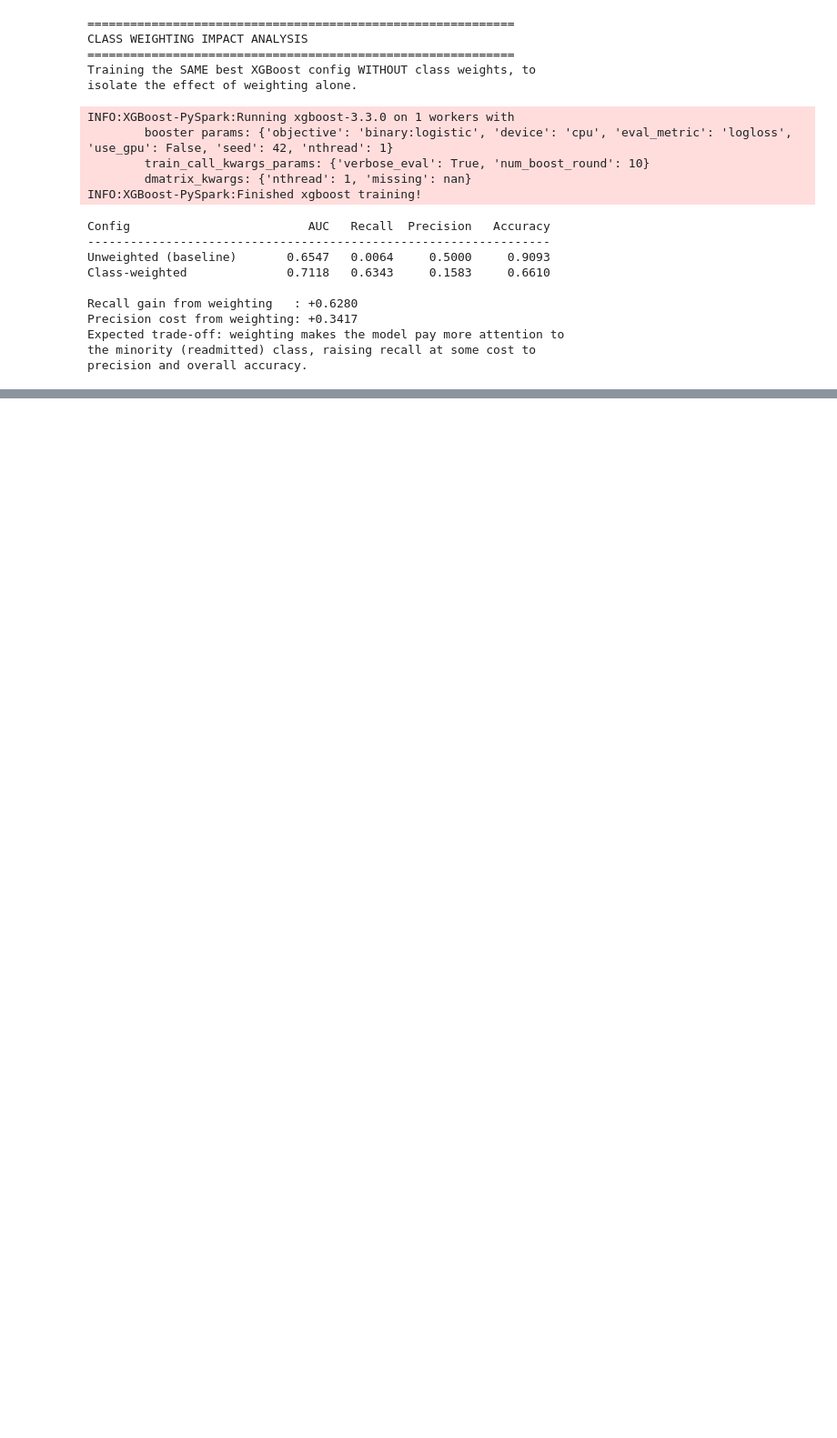
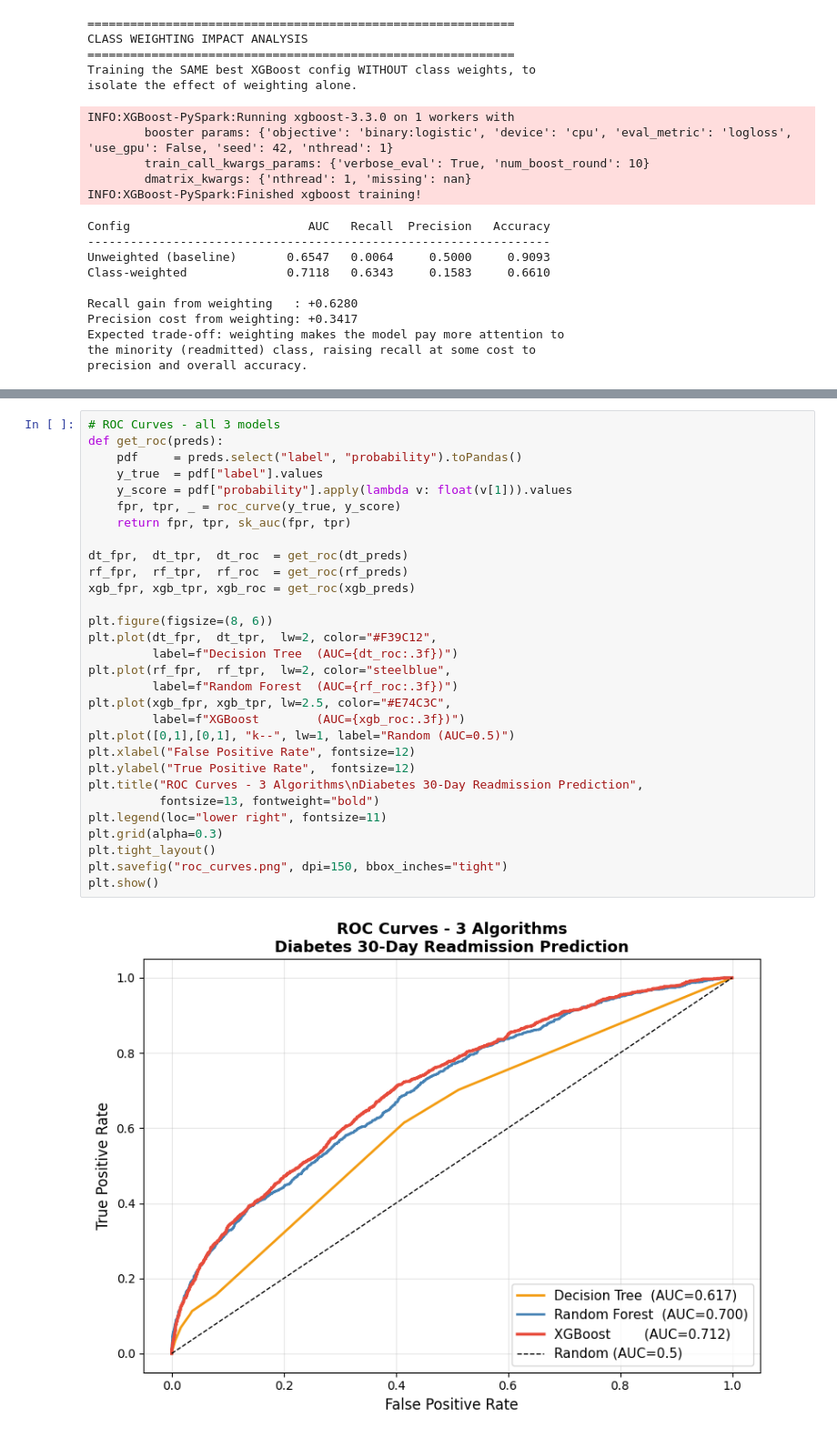
Before and after one commit to kulsoomz99/Predicting-30-Day-Hospital-Readmission-in-Diabetic-Patients, a Jupyter notebook: Diabetes_Re_Admission.ipynb, the cells around one changed output, grey strips where cells are left out. Shown at 91% size. Drawn from its saved outputs; the diff is of its cells as text; blank space fills up the shorter version.

```diff
--- a/Diabetes_Re_Admission.ipynb
+++ b/Diabetes_Re_Admission.ipynb
@@ -1069,0 +1256,32 @@ precision and overall accuracy.
+# %%
+# ROC Curves - all 3 models
+def get_roc(preds):
+    pdf     = preds.select("label", "probability").toPandas()
+    y_true  = pdf["label"].values
+    y_score = pdf["probability"].apply(lambda v: float(v[1])).values
+    fpr, tpr, _ = roc_curve(y_true, y_score)
+    return fpr, tpr, sk_auc(fpr, tpr)
+
+dt_fpr,  dt_tpr,  dt_roc  = get_roc(dt_preds)
+rf_fpr,  rf_tpr,  rf_roc  = get_roc(rf_preds)
+xgb_fpr, xgb_tpr, xgb_roc = get_roc(xgb_preds)
+
+plt.figure(figsize=(8, 6))
+plt.plot(dt_fpr,  dt_tpr,  lw=2, color="#F39C12",
+         label=f"Decision Tree  (AUC={dt_roc:.3f})")
+plt.plot(rf_fpr,  rf_tpr,  lw=2, color="steelblue",
+         label=f"Random Forest  (AUC={rf_roc:.3f})")
+plt.plot(xgb_fpr, xgb_tpr, lw=2.5, color="#E74C3C",
+         label=f"XGBoost        (AUC={xgb_roc:.3f})")
+plt.plot([0,1],[0,1], "k--", lw=1, label="Random (AUC=0.5)")
+plt.xlabel("False Positive Rate", fontsize=12)
+plt.ylabel("True Positive Rate",  fontsize=12)
+plt.title("ROC Curves - 3 Algorithms\nDiabetes 30-Day Readmission Prediction",
+          fontsize=13, fontweight="bold")
+plt.legend(loc="lower right", fontsize=11)
+plt.grid(alpha=0.3)
+plt.tight_layout()
+plt.savefig("roc_curves.png", dpi=150, bbox_inches="tight")
+plt.show()
+# %% [output]
+[figure, added]
```
Also changed, not shown: parts of 14 cells of this notebook.
